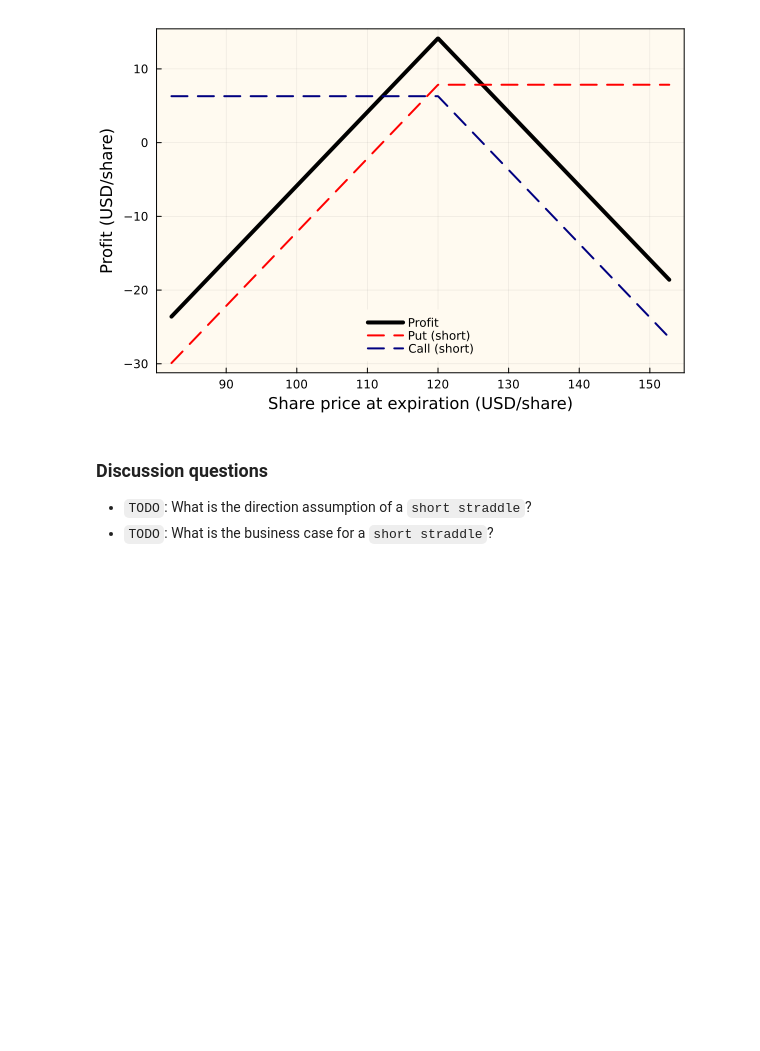
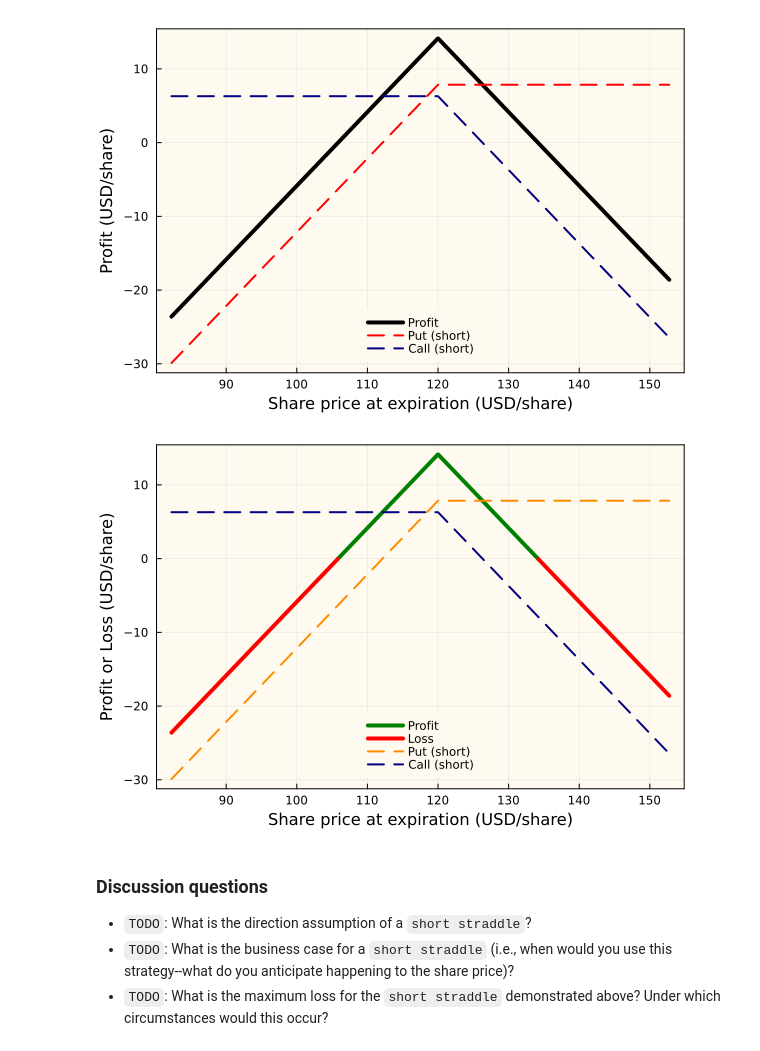
Before and after one commit to varnerlab/CHEME-5660-Labs-F23, a Jupyter notebook: CHEME-5660-L9b-OptionsContractsAtExpiration.ipynb, the cells around one changed output. Saved outputs shown, nothing was run; the diff lists cells and outputs as text; code cells hidden in the pictures; blank space fills up the shorter version.

Commit message:
add changes to questions and PnL plot

```diff
--- a/CHEME-5660-L9b-OptionsContractsAtExpiration.ipynb
+++ b/CHEME-5660-L9b-OptionsContractsAtExpiration.ipynb
@@ -192,7 +214,21 @@ xlabel!("Share price at expiration (USD/share)", fontsize=18)
 ylabel!("Profit (USD/share)", fontsize=18)
 # %% [output]
 [figure]
+# %%
+profit_idx = findall(>(0), profit_array[:,4])
+loss_array = profit_array[:,:]; loss_array[profit_idx,:] .= NaN
+plot(profit_array[profit_idx,1], profit_array[profit_idx,4], lw=4, label="Profit", c=:green,
+        bg="floralwhite", background_color_outside="white", framestyle = :box, fg_legend = :transparent,
+        legend=:bottom)
+plot!(loss_array[:,1], loss_array[:,4], lw=4, label="Loss", c=:red)
+plot!(profit_array[:,1], profit_array[:,2], lw=2, label="Put (short)", ls=:dash, c=:darkorange)
+plot!(profit_array[:,1], profit_array[:,3], lw=2, label="Call (short)", ls=:dash, c=:navyblue)
+xlabel!("Share price at expiration (USD/share)", fontsize=18)
+ylabel!("Profit or Loss (USD/share)", fontsize=18)
+# %% [output]
+[figure, added]
 # %% [markdown]
 ### Discussion questions
 * `TODO`: What is the direction assumption of a `short straddle`?
-* `TODO`: What is the business case for a `short straddle`?
+* `TODO`: What is the business case for a `short straddle` (i.e., when would you use this strategy--what do you anticipate happening to the share price)?
+* `TODO`: What is the maximum loss for the `short straddle` demonstrated above? Under which circumstances would this occur?
```
Also changed, not shown: parts of 6 cells of this notebook.
